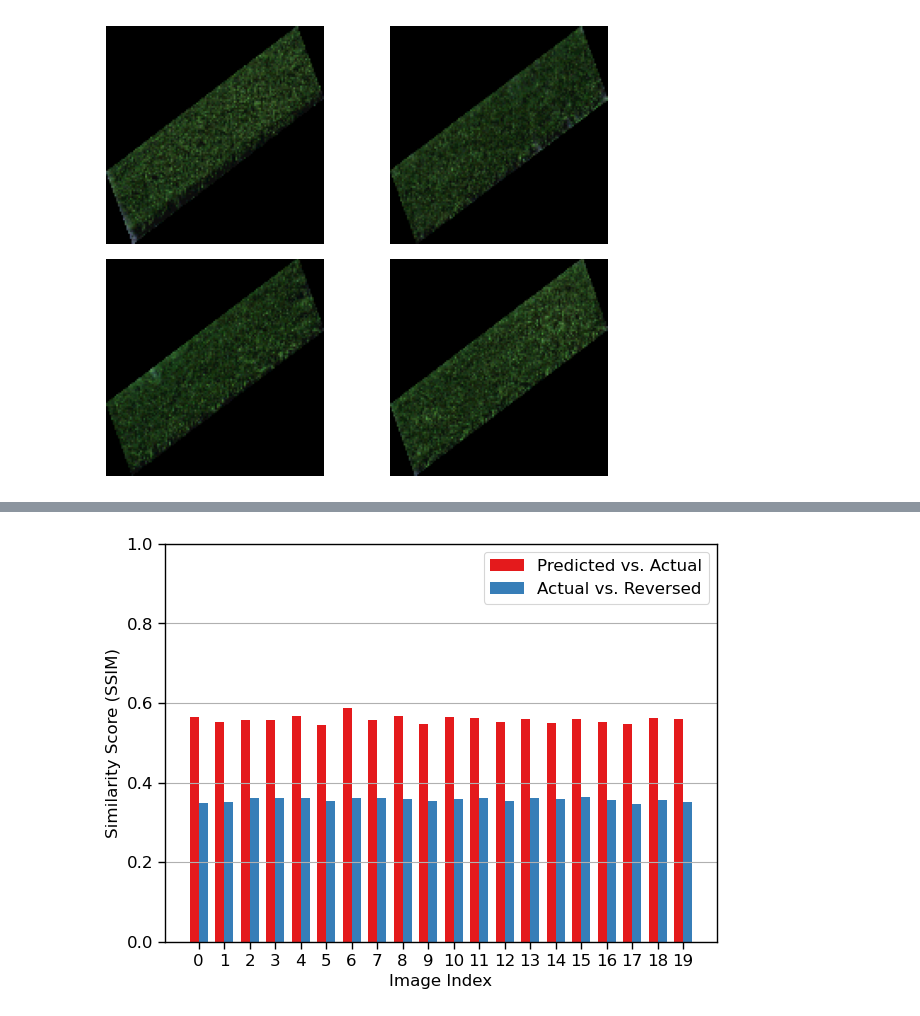
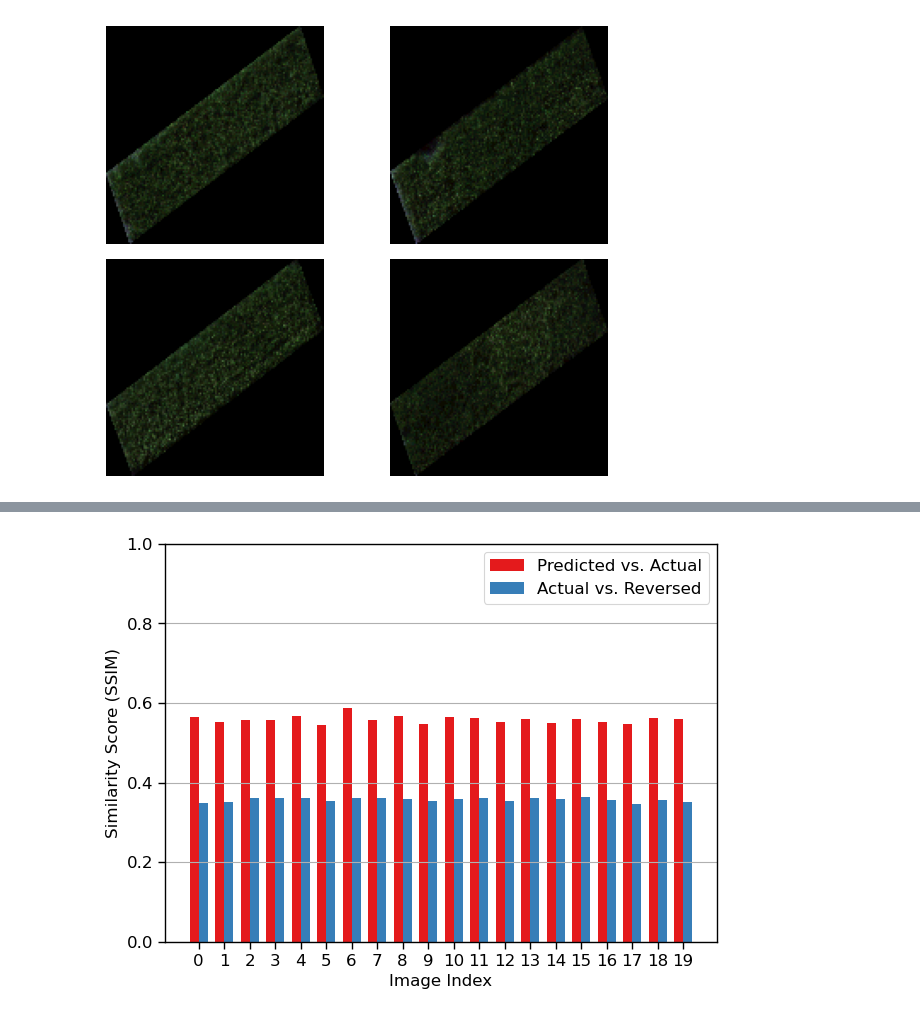
Before and after one commit to felipealencar/plant-disease-prediction, a Jupyter notebook: viewer.ipynb, the cells around one changed output, grey strips where cells are left out. Drawn from its saved outputs; the diff is of its cells as text; code cells hidden in the pictures.

```diff
--- a/viewer.ipynb
+++ b/viewer.ipynb
@@ -12,32 +12,35 @@ load_dotenv()
 WIDTH, HEIGHT, CHANNELS = int(os.getenv('WIDTH')), int(os.getenv('HEIGHT')), int(os.getenv('CHANNELS'))
 MAIN_DIR = os.getenv('MAIN_DIR')
 # %%
-real_images_30, _ = load_images(r'/Users/felipealencar/Desktop/plant-disease-prediction/dataset/LARGO1/09-24/', "_UNHEALTHY.tif")
+real_images_15, _ = load_images(r'C:\Users\flopes1\OneDrive - Saint Louis University\Desktop\Repos\plant-disease-prediction\dataset\LARGO1\08-30', "_HEALTHY.tif")
+real_images_30, _ = load_images(r'C:\Users\flopes1\OneDrive - Saint Louis University\Desktop\Repos\plant-disease-prediction\dataset\LARGO1\09-24', "_HEALTHY.tif")
+real_images_40, _ = load_images(r'C:\Users\flopes1\OneDrive - Saint Louis University\Desktop\Repos\plant-disease-prediction\dataset\LARGO1\10-05', "_HEALTHY.tif")
+real_images_42, _ = load_images(r'C:\Users\flopes1\OneDrive - Saint Louis University\Desktop\Repos\plant-disease-prediction\dataset\LARGO1\10-07', "_HEALTHY.tif")
 subplots = (2, 2)  # Define the subplot arrangement (2x2 grid)
 
 # Define a function to create a mask for non-black pixels
 def create_non_black_mask(image):
     # Convert the image to numpy array
     img_array = np.array(image)
 
     # Create a mask selecting non-black pixels (where sum across channels is not zero)
     non_black_mask = np.sum(img_array, axis=-1) != 0
 
     return non_black_mask
 
 # Create masks for all images
-non_black_mask = create_non_black_mask(real_images_30[0])
+non_black_mask = create_non_black_mask(real_images_42[0])
 
-for i, image in enumerate(real_images_30[:4]):  # Iterate through the first four images
+for i, image in enumerate(real_images_42[:4]):  # Iterate through the first four images
     plt.subplot(subplots[0], subplots[1], i + 1)
     if CHANNELS == 1:
         plt.imshow(image.reshape((WIDTH, HEIGHT)), cmap="gray")
     else:
         image = (image - image.min()) / (image.max() - image.min())
         plt.imshow(image[:, :, :3])
     plt.axis("off")
 
 plt.tight_layout()
 plt.show()
 # %% [output]
-[figure, old version]
+[figure, new version]
```
Also changed, not shown: parts of 12 cells of this notebook, 14 other files.
